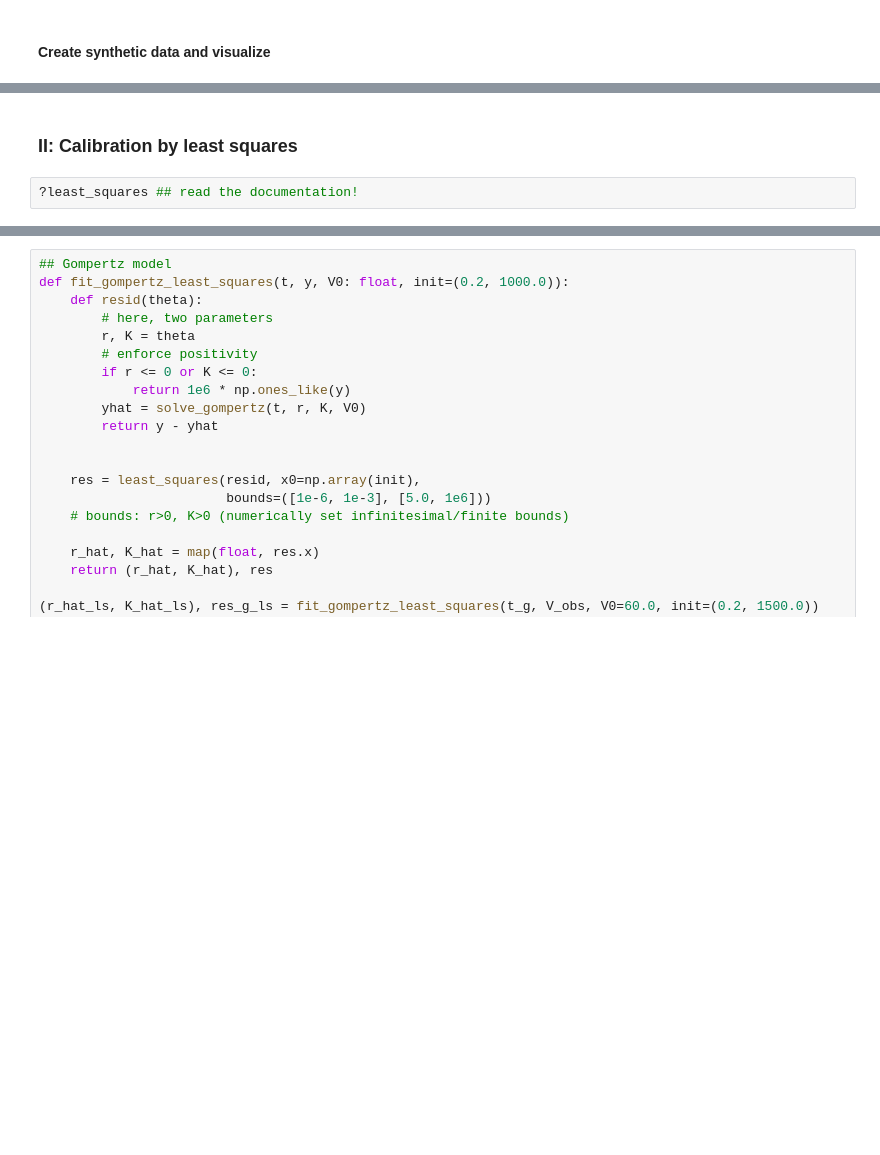
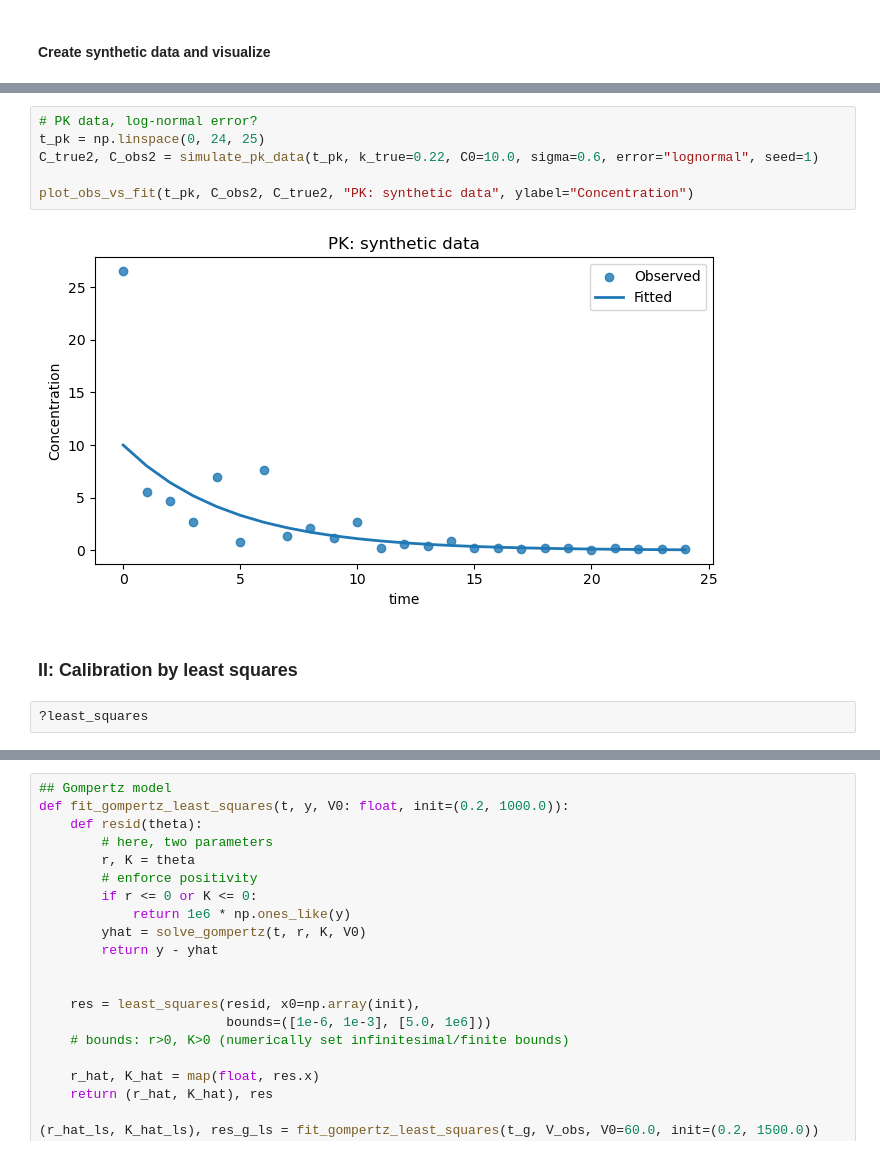
Before and after one commit to fanbu1995/Biostat664_code, a Jupyter notebook: ODE_calibration.ipynb, the cells around one changed output, grey strips where cells are left out. Cells and saved outputs as stored; diff of their text form; blank space fills up the shorter version.

```diff
--- a/ODE_calibration.ipynb
+++ b/ODE_calibration.ipynb
@@ -149,10 +150,18 @@ plot_obs_vs_fit(t_sir, I_obs, I_true, "SIR: synthetic data (I observed)", ylabel
 [figure]
 [figure]
 [figure]
+# %%
+# PK data, log-normal error?
+t_pk = np.linspace(0, 24, 25)
+C_true2, C_obs2 = simulate_pk_data(t_pk, k_true=0.22, C0=10.0, sigma=0.6, error="lognormal", seed=1)
+
+plot_obs_vs_fit(t_pk, C_obs2, C_true2, "PK: synthetic data", ylabel="Concentration")
+# %% [output]
+[figure, added]
 # %% [markdown]
 ### II: Calibration by least squares
 # %%
-?least_squares ## read the documentation!
+?least_squares
 # %%
 ## PK model
 def fit_pk_least_squares(t, y, C0_fixed: float, k_init=0.1):
```
Also changed, not shown: parts of 5 cells of this notebook.
